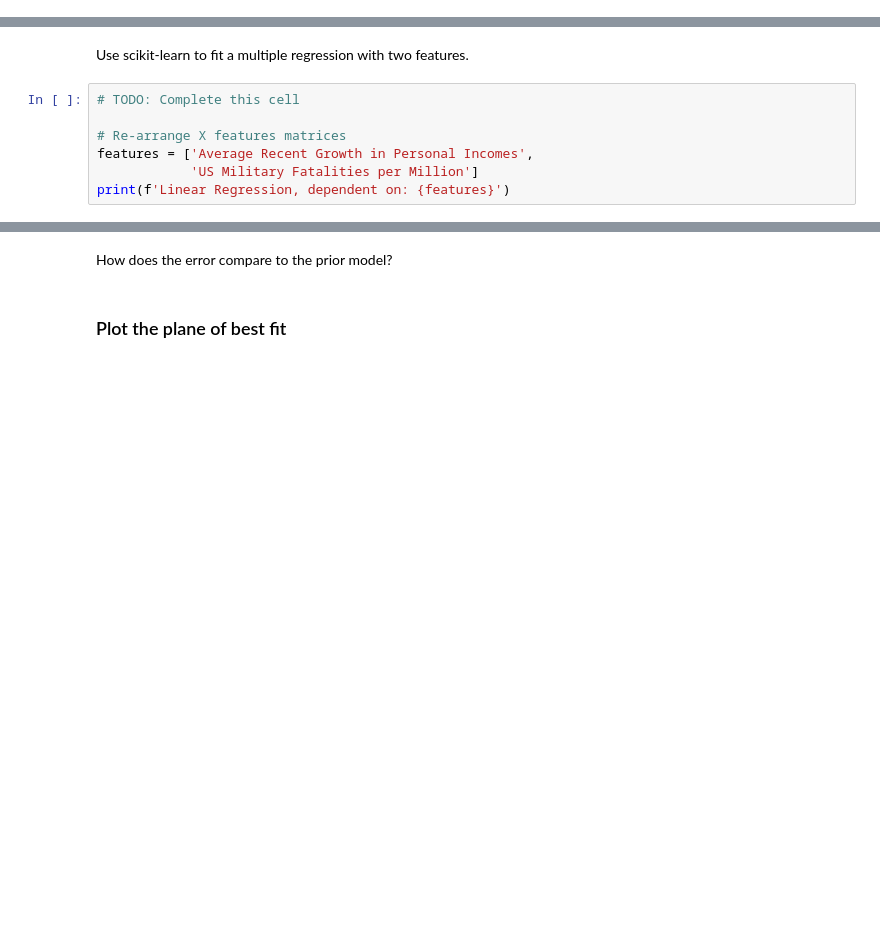
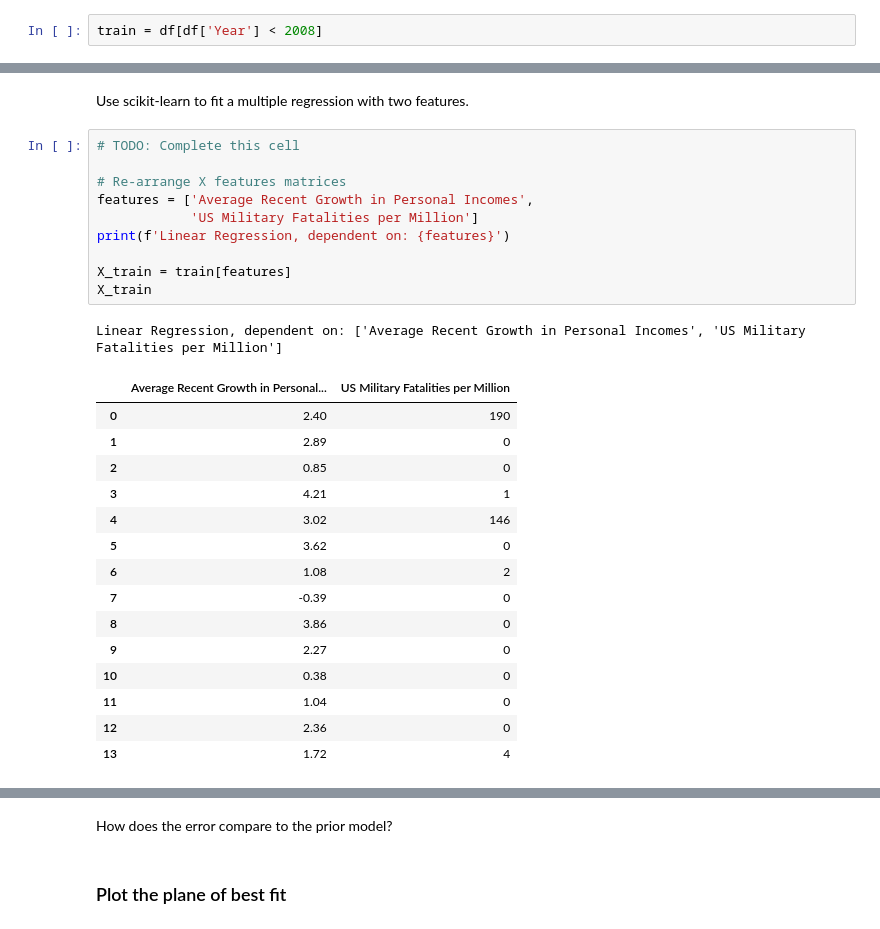
Before and after one commit to bloominstituteoftechnology/DS-Unit-2-Linear-Models, a Jupyter notebook: module2-regression-2/LS_DS_212.ipynb, the cells around one changed output, grey strips where cells are left out. Cells and saved outputs as stored; diff of their text form; blank space fills up the shorter version.

Commit message:
Regression 2 Assignment - Multiple Features

```diff
--- a/module2-regression-2/LS_DS_212.ipynb
+++ b/module2-regression-2/LS_DS_212.ipynb
@@ -118,3 +137,5 @@ Time-based and random splits can both be useful, and you’ll get repeated hands
 Split the data in two sets:
 1. Train on elections before 2008.
 2. Test on 2008 and after.
+# %%
+train = df[df['Year'] < 2008]
@@ -243,7 +328,27 @@ Use scikit-learn to fit a multiple regression with two features.
 # %%
 # TODO: Complete this cell
 
 # Re-arrange X features matrices
 features = ['Average Recent Growth in Personal Incomes',
             'US Military Fatalities per Million']
 print(f'Linear Regression, dependent on: {features}')
+
+X_train = train[features]
+X_train
+# %% [output]
+Linear Regression, dependent on: ['Average Recent Growth in Personal Incomes', 'US Military Fatalities per Million']
+|  | Average Recent Growth in Personal... | US Military Fatalities per Million |
+| 0 | 2.40 | 190 |
+| 1 | 2.89 | 0 |
+| 2 | 0.85 | 0 |
+| 3 | 4.21 | 1 |
+| 4 | 3.02 | 146 |
+| 5 | 3.62 | 0 |
+| 6 | 1.08 | 2 |
+| 7 | -0.39 | 0 |
+| 8 | 3.86 | 0 |
+| 9 | 2.27 | 0 |
+| 10 | 0.38 | 0 |
+| 11 | 1.04 | 0 |
+| 12 | 2.36 | 0 |
+| 13 | 1.72 | 4 |
```
Also changed, not shown: parts of 42 cells of this notebook.
